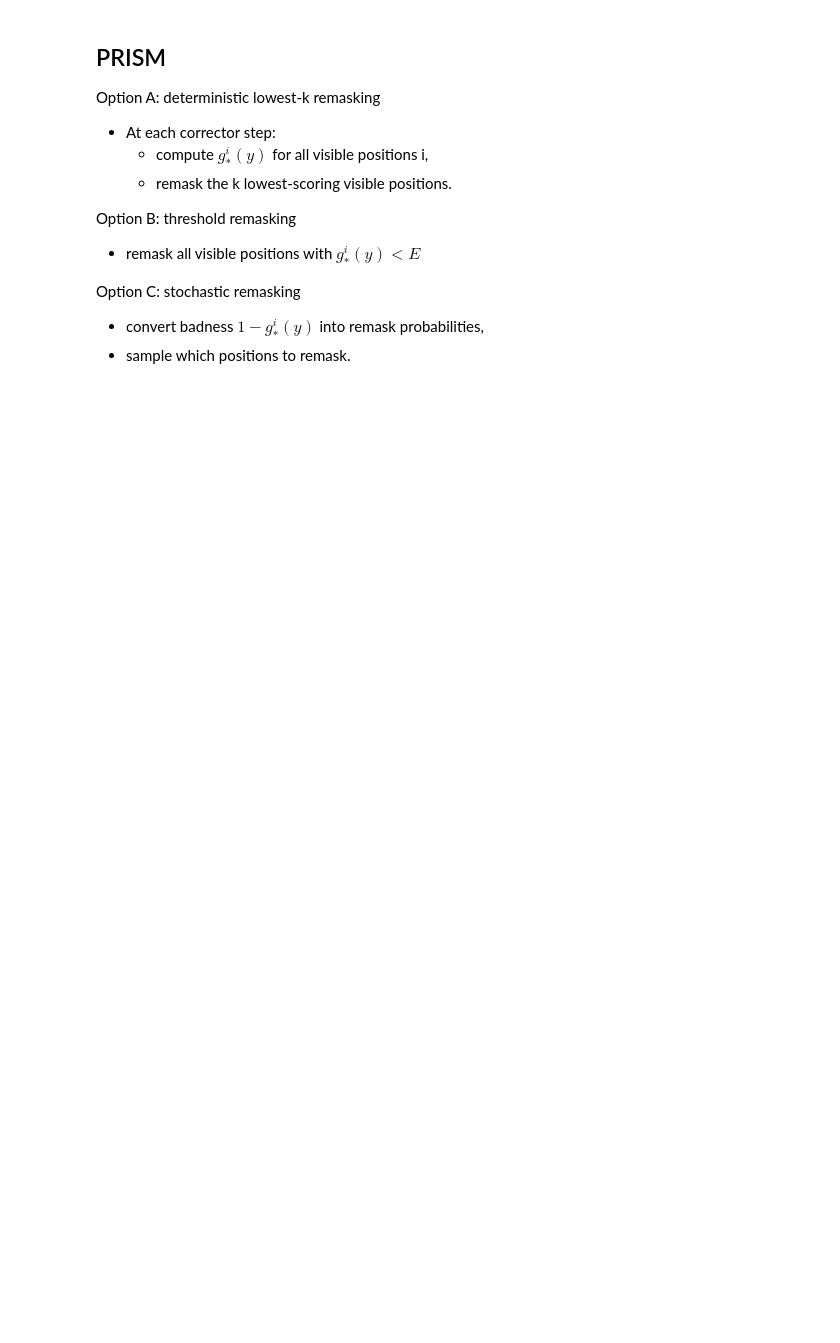
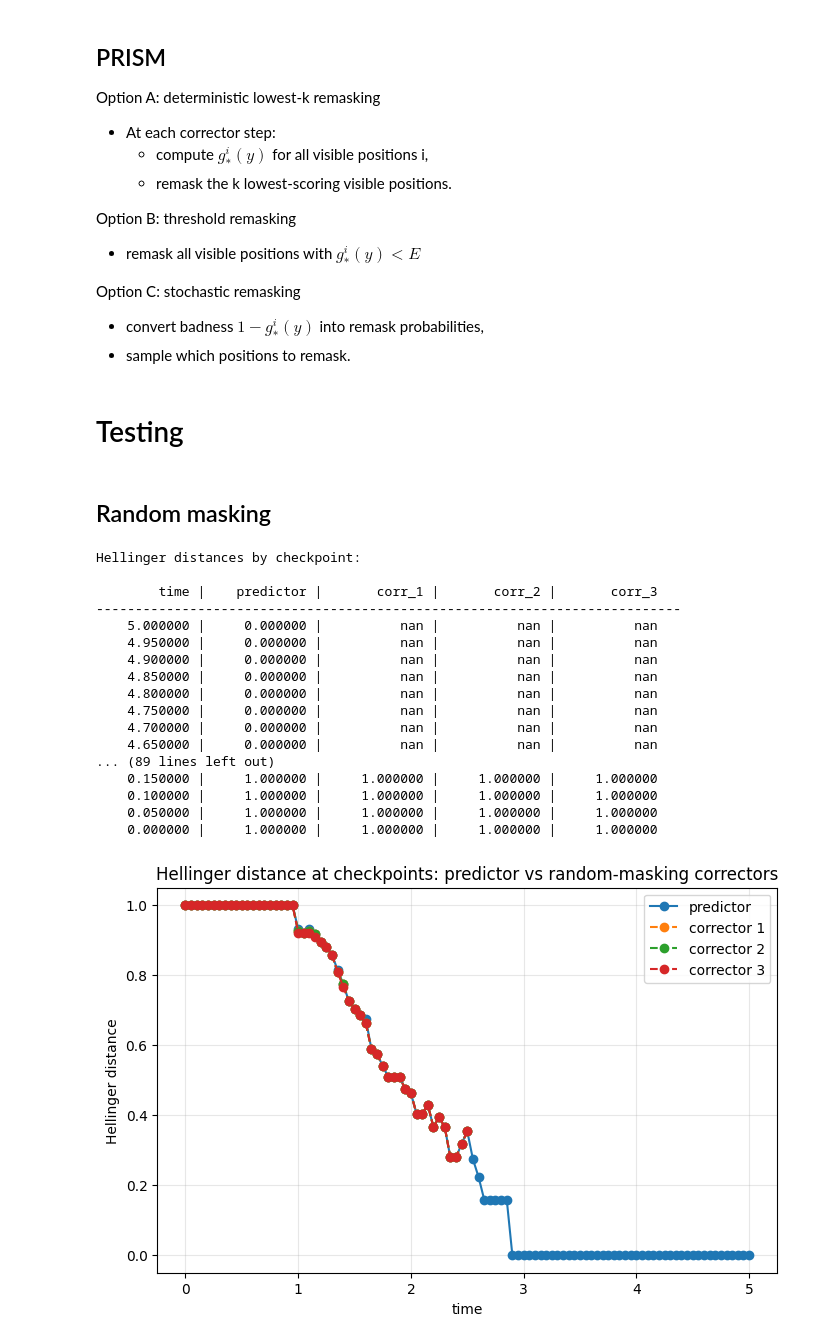
Before and after one commit to loren-ll/Correctors_Discrete_Diffusion, a Jupyter notebook: tau_sampling.ipynb, the cells around one changed output. Cells and saved outputs as stored; diff of their text form; code cells hidden in the pictures; blank space fills up the shorter version.

Commit message:
[ADD] working code for random maksing, some code for PRISM

```diff
--- a/tau_sampling.ipynb
+++ b/tau_sampling.ipynb
@@ -618,6 +618,12 @@ def compute_hellinger_over_time(
     MASK=-1,
     reverse_rngs=None,
     use_exact_true=False,
+    corrector=None,
+    n_correctors=3,
+    corrector_start_frac=0.2,   # only use PRISM in final 20% of reverse time
+    use_true_pmf_fn=None,       # or your exact PMF function if you have one
+    partial_prob_fn=partial_prob_fn,
+    prism_remask_frac=0.2,
 ):
     """
     Run the full forward-vs-reverse comparison and compute Hellinger distance
@@ -2601,0 +2611,71 @@ def make_partial_prob_fn_mixture(w, mu, MASK=-1, eps=1e-300):
+# %% [markdown]
+# Testing
+# %% [markdown]
+## Random masking
+# %%
+r = 10          # number of mixture components
+N = 100         # sequence length / number of coordinates
+L = 30         # number of token values
+alpha = 0.7    # Dirichlet concentration for mu
+
+w, mu = generate_mixture_parameters_dir(r, N, L, alpha, rng=np.random.default_rng(0))
+
+beta = 3.0
+T = 5.0
+tau = 0.01
+tau_c = 0.015
+checkpoint_every = 5
+n_mc = 20
+rng = np.random.default_rng(42)
+rngs = [np.random.default_rng(rng.integers(int(1e9))) for _ in range(n_mc)]
+reverse_rngs = [np.random.default_rng(rng.integers(int(1e9))) for _ in range(n_mc)]
+MASK = -1
+
+
+# Example RNGs
+rngs = [np.random.default_rng(1000 + i) for i in range(n_mc)]
+
+# Run experiment
+results_test = compute_hellinger_over_time(
+    w=w,
+    mu=mu,
+    beta=beta,
+    T=T,
+    tau=tau,
+    checkpoint_every=checkpoint_every,
+    n_mc=n_mc,
+    rngs=rngs,
+    MASK=MASK,
+    reverse_rng=np.random.default_rng(123),
+    corrector="random_masking",
+    tau_c=tau_c,
+    n_correctors=3,
+    corrector_start_frac=0.5,   # only use correctors in final 20% of reverse time
+    use_true_pmf_fn=None,       # or your exact PMF function if you have one
+)
+
+print_hellinger_summary(results_test)
+
+plot_hellinger_curves(
+    results_test,
+    title="Hellinger distance at checkpoints: predictor vs random-masking correctors"
+)
+# %% [output]
+Hellinger distances by checkpoint:
+
+        time |    predictor |       corr_1 |       corr_2 |       corr_3
+---------------------------------------------------------------------------
+    5.000000 |     0.000000 |          nan |          nan |          nan
+    4.950000 |     0.000000 |          nan |          nan |          nan
+    4.900000 |     0.000000 |          nan |          nan |          nan
+    4.850000 |     0.000000 |          nan |          nan |          nan
+    4.800000 |     0.000000 |          nan |          nan |          nan
+    4.750000 |     0.000000 |          nan |          nan |          nan
+    4.700000 |     0.000000 |          nan |          nan |          nan
+    4.650000 |     0.000000 |          nan |          nan |          nan
+... (89 lines left out)
+    0.150000 |     1.000000 |     1.000000 |     1.000000 |     1.000000
+    0.100000 |     1.000000 |     1.000000 |     1.000000 |     1.000000
+    0.050000 |     1.000000 |     1.000000 |     1.000000 |     1.000000
+    0.000000 |     1.000000 |     1.000000 |     1.000000 |     1.000000
+[figure, added]
```
Also changed, not shown: parts of 14 cells of this notebook.
